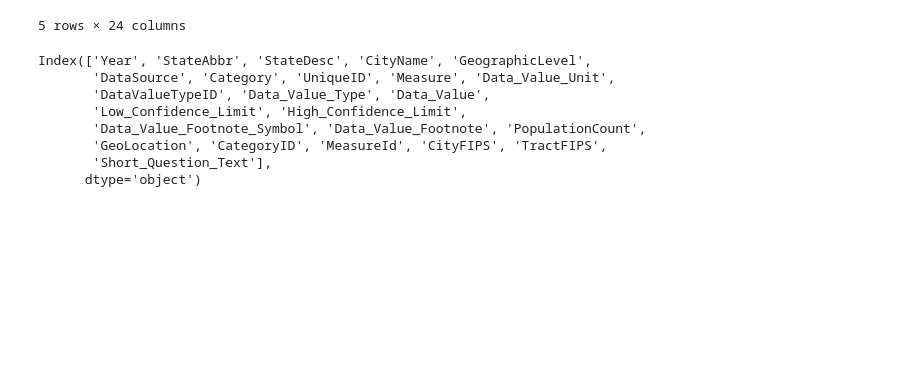
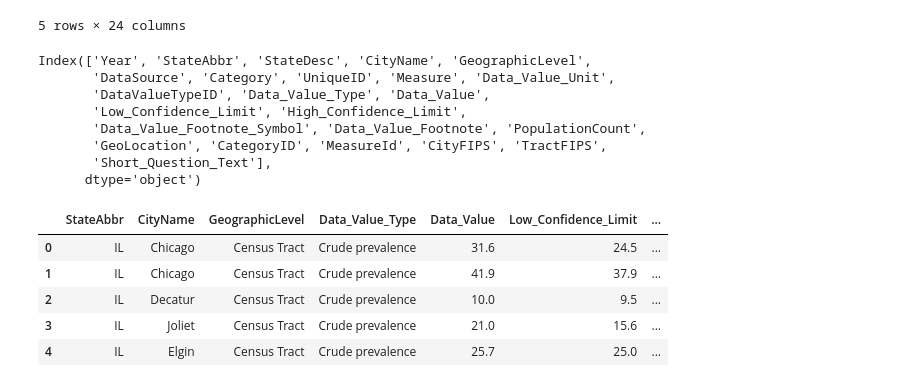
Before and after one commit to bsfcs/smile-on-aquaman, a Jupyter notebook: Smile_project.ipynb, the cells around one changed output. Saved outputs shown, nothing was run; the diff lists cells and outputs as text; code cells hidden in the pictures; blank space fills up the shorter version.

```diff
--- a/Smile_project.ipynb
+++ b/Smile_project.ipynb
@@ -532,3 +604,14 @@ Index(['Year', 'StateAbbr', 'StateDesc', 'CityName', 'GeographicLevel',
        'GeoLocation', 'CategoryID', 'MeasureId', 'CityFIPS', 'TractFIPS',
        'Short_Question_Text'],
       dtype='object')
+# %%
+city_teeth = city_info[['StateAbbr', 'CityName', 'GeographicLevel', 'Data_Value_Type', 'Data_Value', 'Low_Confidence_Limit', 'High_Confidence_Limit', 'PopulationCount']]
+# %%
+city_teeth.head()
+# %% [output]
+|  | StateAbbr | CityName | GeographicLevel | Data_Value_Type | Data_Value | Low_Confidence_Limit | ... |
+| 0 | IL | Chicago | Census Tract | Crude prevalence | 31.6 | 24.5 | ... |
+| 1 | IL | Chicago | Census Tract | Crude prevalence | 41.9 | 37.9 | ... |
+| 2 | IL | Decatur | Census Tract | Crude prevalence | 10.0 | 9.5 | ... |
+| 3 | IL | Joliet | Census Tract | Crude prevalence | 21.0 | 15.6 | ... |
+| 4 | IL | Elgin | Census Tract | Crude prevalence | 25.7 | 25.0 | ... |
```
Also changed, not shown: parts of 12 cells of this notebook.
